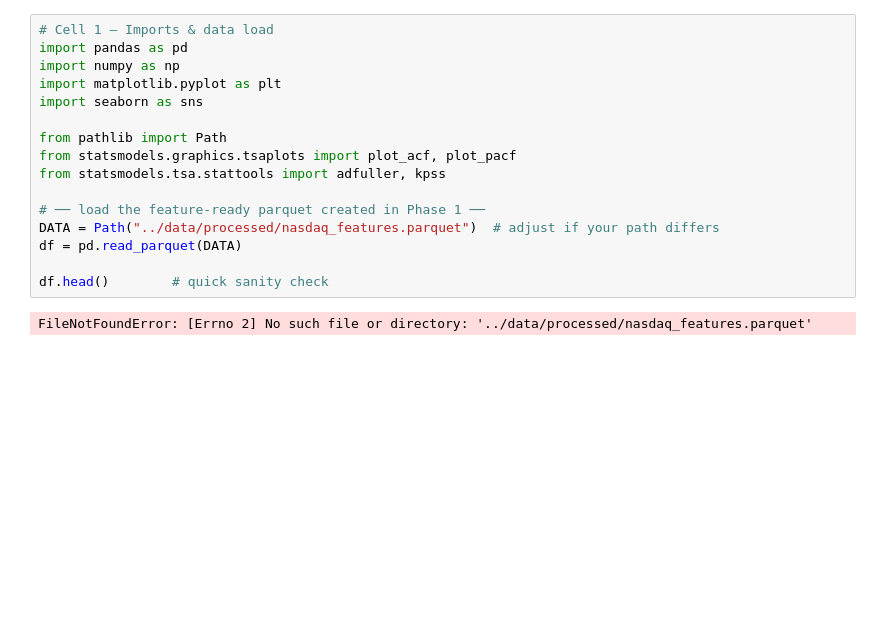
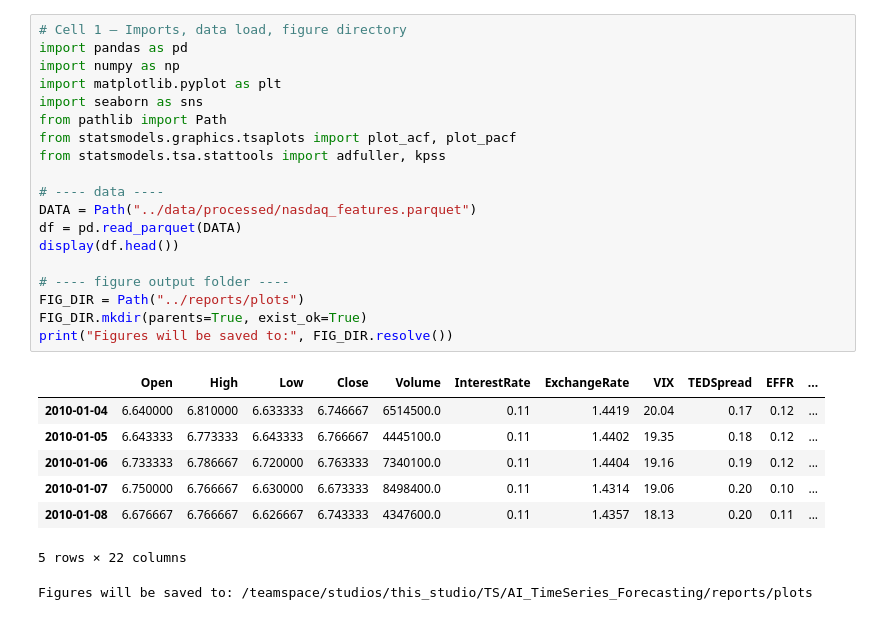
Before and after one commit to aaronzhfeng/AI_TimeSeries_Forecasting, a Jupyter notebook: notebooks/01_eda.ipynb, the cells around one changed output. Saved outputs shown, nothing was run; the diff lists cells and outputs as text; blank space fills up the shorter version.

Commit message:
Phase 1: EDA and plots

```diff
--- a/notebooks/01_eda.ipynb
+++ b/notebooks/01_eda.ipynb
@@ -1,19 +1,29 @@
 # %%
-# Cell 1 – Imports & data load
+# Cell 1 – Imports, data load, figure directory
 import pandas as pd
 import numpy as np
 import matplotlib.pyplot as plt
 import seaborn as sns
-
 from pathlib import Path
 from statsmodels.graphics.tsaplots import plot_acf, plot_pacf
 from statsmodels.tsa.stattools import adfuller, kpss
 
-# ── load the feature-ready parquet created in Phase 1 ──
-DATA = Path("../data/processed/nasdaq_features.parquet")  # adjust if your path differs
+# ---- data ----
+DATA = Path("../data/processed/nasdaq_features.parquet")
 df = pd.read_parquet(DATA)
+display(df.head())
 
-df.head()        # quick sanity check
+# ---- figure output folder ----
+FIG_DIR = Path("../reports/plots")
+FIG_DIR.mkdir(parents=True, exist_ok=True)
+print("Figures will be saved to:", FIG_DIR.resolve())
 # %% [output]
+|  | Open | High | Low | Close | Volume | InterestRate | ExchangeRate | VIX | TEDSpread | EFFR | ... |
+| 2010-01-04 | 6.640000 | 6.810000 | 6.633333 | 6.746667 | 6514500.0 | 0.11 | 1.4419 | 20.04 | 0.17 | 0.12 | ... |
+| 2010-01-05 | 6.643333 | 6.773333 | 6.643333 | 6.766667 | 4445100.0 | 0.11 | 1.4402 | 19.35 | 0.18 | 0.12 | ... |
+| 2010-01-06 | 6.733333 | 6.786667 | 6.720000 | 6.763333 | 7340100.0 | 0.11 | 1.4404 | 19.16 | 0.19 | 0.12 | ... |
+| 2010-01-07 | 6.750000 | 6.766667 | 6.630000 | 6.673333 | 8498400.0 | 0.11 | 1.4314 | 19.06 | 0.20 | 0.10 | ... |
+| 2010-01-08 | 6.676667 | 6.766667 | 6.626667 | 6.743333 | 4347600.0 | 0.11 | 1.4357 | 18.13 | 0.20 | 0.11 | ... |
-FileNotFoundError: [Errno 2] No such file or directory: '../data/processed/nasdaq_features.parquet'
+5 rows × 22 columns
+Figures will be saved to: /teamspace/studios/this_studio/TS/AI_TimeSeries_Forecasting/reports/plots
 # %%
```
Also changed, not shown: parts of 5 cells of this notebook, 4 other files.
